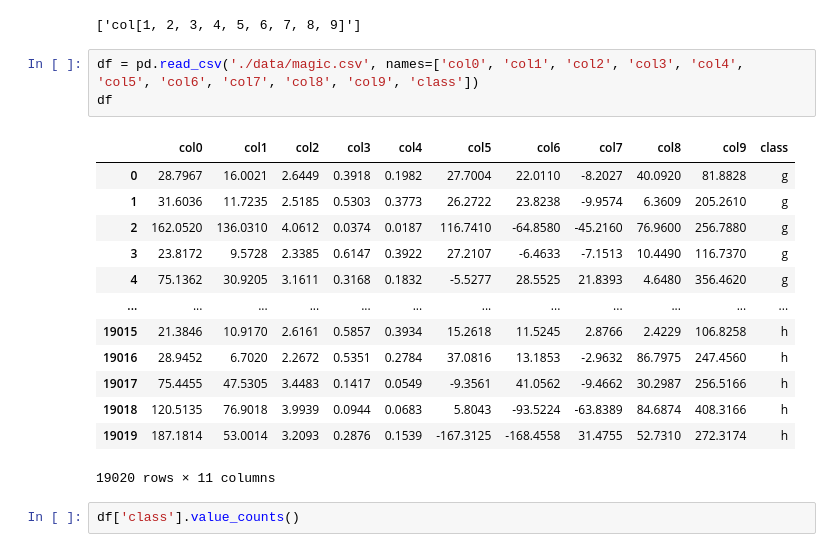
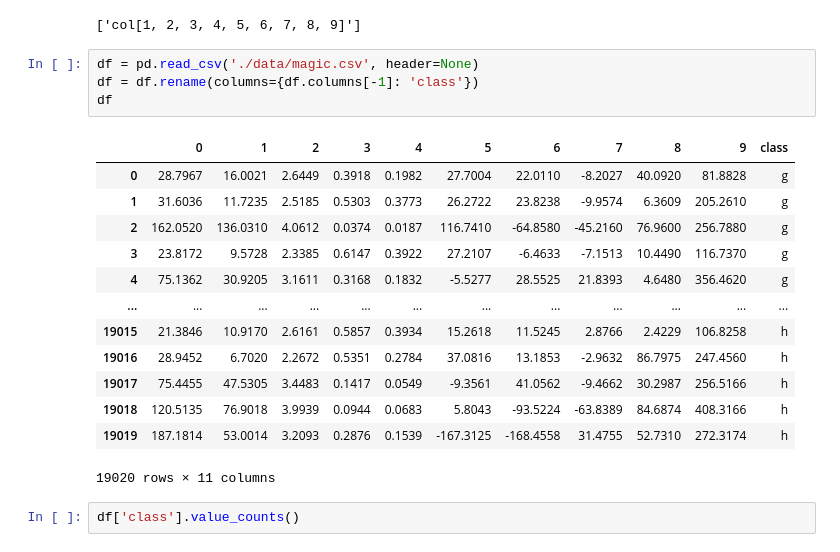
Before and after one commit to 1MR-Joe/ML-proj, a Jupyter notebook: problem1.ipynb, the cells around one changed output. Drawn from its saved outputs; the diff is of its cells as text.

```diff
--- a/problem1.ipynb
+++ b/problem1.ipynb
@@ -13,23 +15,24 @@ ls = ['col{}'.format([i for i in range(1, 10)])]
 ls
 # %% [output]
 ['col[1, 2, 3, 4, 5, 6, 7, 8, 9]']
-# %%
-df = pd.read_csv('./data/magic.csv', names=['col0', 'col1', 'col2', 'col3', 'col4', 'col5', 'col6', 'col7', 'col8', 'col9', 'class'])
-df
-# %% [output]
-|  | col0 | col1 | col2 | col3 | col4 | col5 | col6 | col7 | col8 | col9 | class |
-| 0 | 28.7967 | 16.0021 | 2.6449 | 0.3918 | 0.1982 | 27.7004 | 22.0110 | -8.2027 | 40.0920 | 81.8828 | g |
-| 1 | 31.6036 | 11.7235 | 2.5185 | 0.5303 | 0.3773 | 26.2722 | 23.8238 | -9.9574 | 6.3609 | 205.2610 | g |
-| 2 | 162.0520 | 136.0310 | 4.0612 | 0.0374 | 0.0187 | 116.7410 | -64.8580 | -45.2160 | 76.9600 | 256.7880 | g |
-| 3 | 23.8172 | 9.5728 | 2.3385 | 0.6147 | 0.3922 | 27.2107 | -6.4633 | -7.1513 | 10.4490 | 116.7370 | g |
-| 4 | 75.1362 | 30.9205 | 3.1611 | 0.3168 | 0.1832 | -5.5277 | 28.5525 | 21.8393 | 4.6480 | 356.4620 | g |
-| ... | ... | ... | ... | ... | ... | ... | ... | ... | ... | ... | ... |
-| 19015 | 21.3846 | 10.9170 | 2.6161 | 0.5857 | 0.3934 | 15.2618 | 11.5245 | 2.8766 | 2.4229 | 106.8258 | h |
-| 19016 | 28.9452 | 6.7020 | 2.2672 | 0.5351 | 0.2784 | 37.0816 | 13.1853 | -2.9632 | 86.7975 | 247.4560 | h |
-| 19017 | 75.4455 | 47.5305 | 3.4483 | 0.1417 | 0.0549 | -9.3561 | 41.0562 | -9.4662 | 30.2987 | 256.5166 | h |
-| 19018 | 120.5135 | 76.9018 | 3.9939 | 0.0944 | 0.0683 | 5.8043 | -93.5224 | -63.8389 | 84.6874 | 408.3166 | h |
-| 19019 | 187.1814 | 53.0014 | 3.2093 | 0.2876 | 0.1539 | -167.3125 | -168.4558 | 31.4755 | 52.7310 | 272.3174 | h |
-19020 rows × 11 columns
+# %%
+df = pd.read_csv('./data/magic.csv', header=None)
+df = df.rename(columns={df.columns[-1]: 'class'})
+df
+# %% [output]
+|  | 0 | 1 | 2 | 3 | 4 | 5 | 6 | 7 | 8 | 9 | class |
+| 0 | 28.7967 | 16.0021 | 2.6449 | 0.3918 | 0.1982 | 27.7004 | 22.0110 | -8.2027 | 40.0920 | 81.8828 | g |
+| 1 | 31.6036 | 11.7235 | 2.5185 | 0.5303 | 0.3773 | 26.2722 | 23.8238 | -9.9574 | 6.3609 | 205.2610 | g |
+| 2 | 162.0520 | 136.0310 | 4.0612 | 0.0374 | 0.0187 | 116.7410 | -64.8580 | -45.2160 | 76.9600 | 256.7880 | g |
+| 3 | 23.8172 | 9.5728 | 2.3385 | 0.6147 | 0.3922 | 27.2107 | -6.4633 | -7.1513 | 10.4490 | 116.7370 | g |
+| 4 | 75.1362 | 30.9205 | 3.1611 | 0.3168 | 0.1832 | -5.5277 | 28.5525 | 21.8393 | 4.6480 | 356.4620 | g |
+| ... | ... | ... | ... | ... | ... | ... | ... | ... | ... | ... | ... |
+| 19015 | 21.3846 | 10.9170 | 2.6161 | 0.5857 | 0.3934 | 15.2618 | 11.5245 | 2.8766 | 2.4229 | 106.8258 | h |
+| 19016 | 28.9452 | 6.7020 | 2.2672 | 0.5351 | 0.2784 | 37.0816 | 13.1853 | -2.9632 | 86.7975 | 247.4560 | h |
+| 19017 | 75.4455 | 47.5305 | 3.4483 | 0.1417 | 0.0549 | -9.3561 | 41.0562 | -9.4662 | 30.2987 | 256.5166 | h |
+| 19018 | 120.5135 | 76.9018 | 3.9939 | 0.0944 | 0.0683 | 5.8043 | -93.5224 | -63.8389 | 84.6874 | 408.3166 | h |
+| 19019 | 187.1814 | 53.0014 | 3.2093 | 0.2876 | 0.1539 | -167.3125 | -168.4558 | 31.4755 | 52.7310 | 272.3174 | h |
+19020 rows × 11 columns
 # %%
 df['class'].value_counts()
 # %% [output]
```
Also changed, not shown: parts of 1 cell of this notebook.
